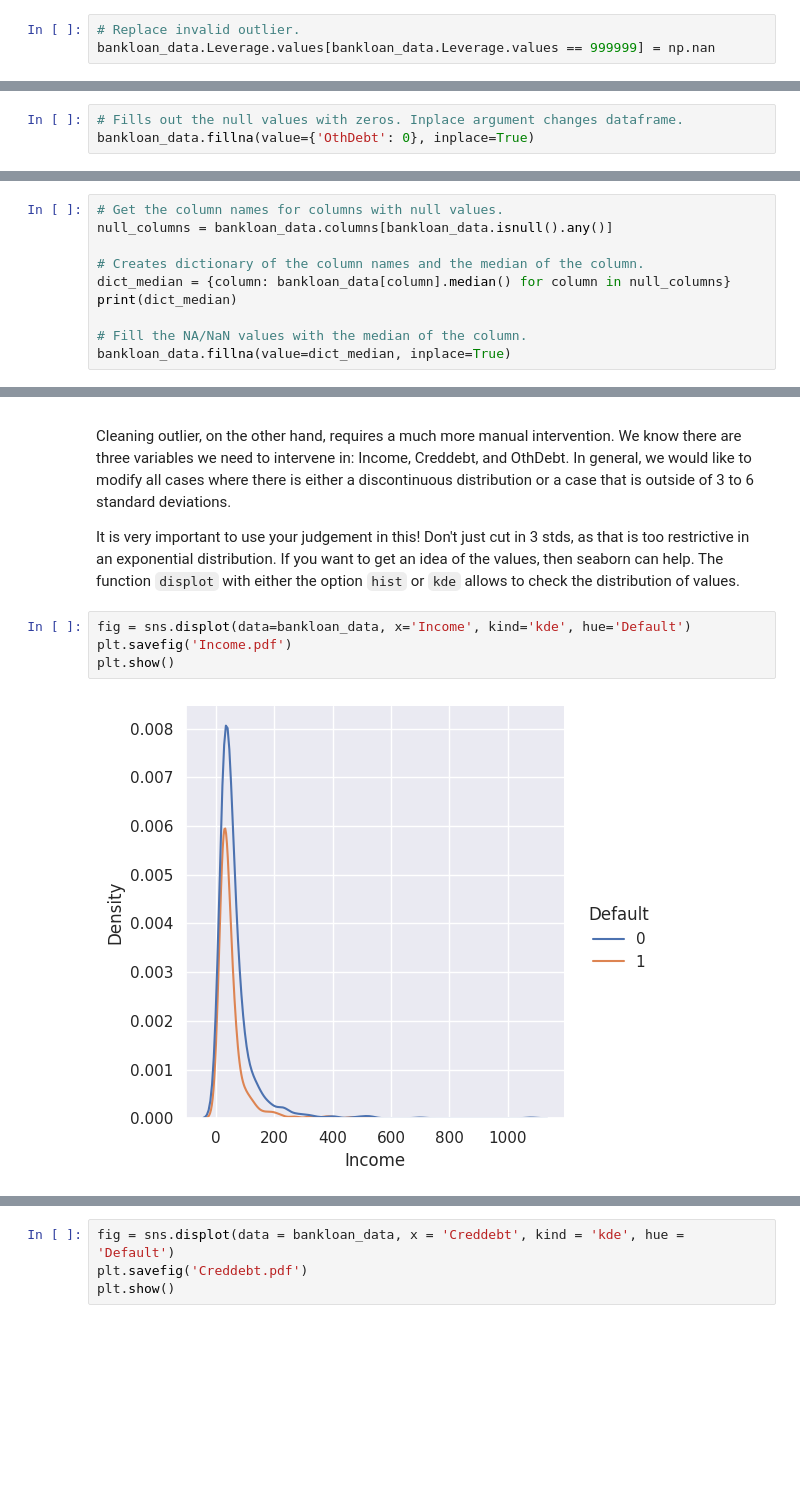
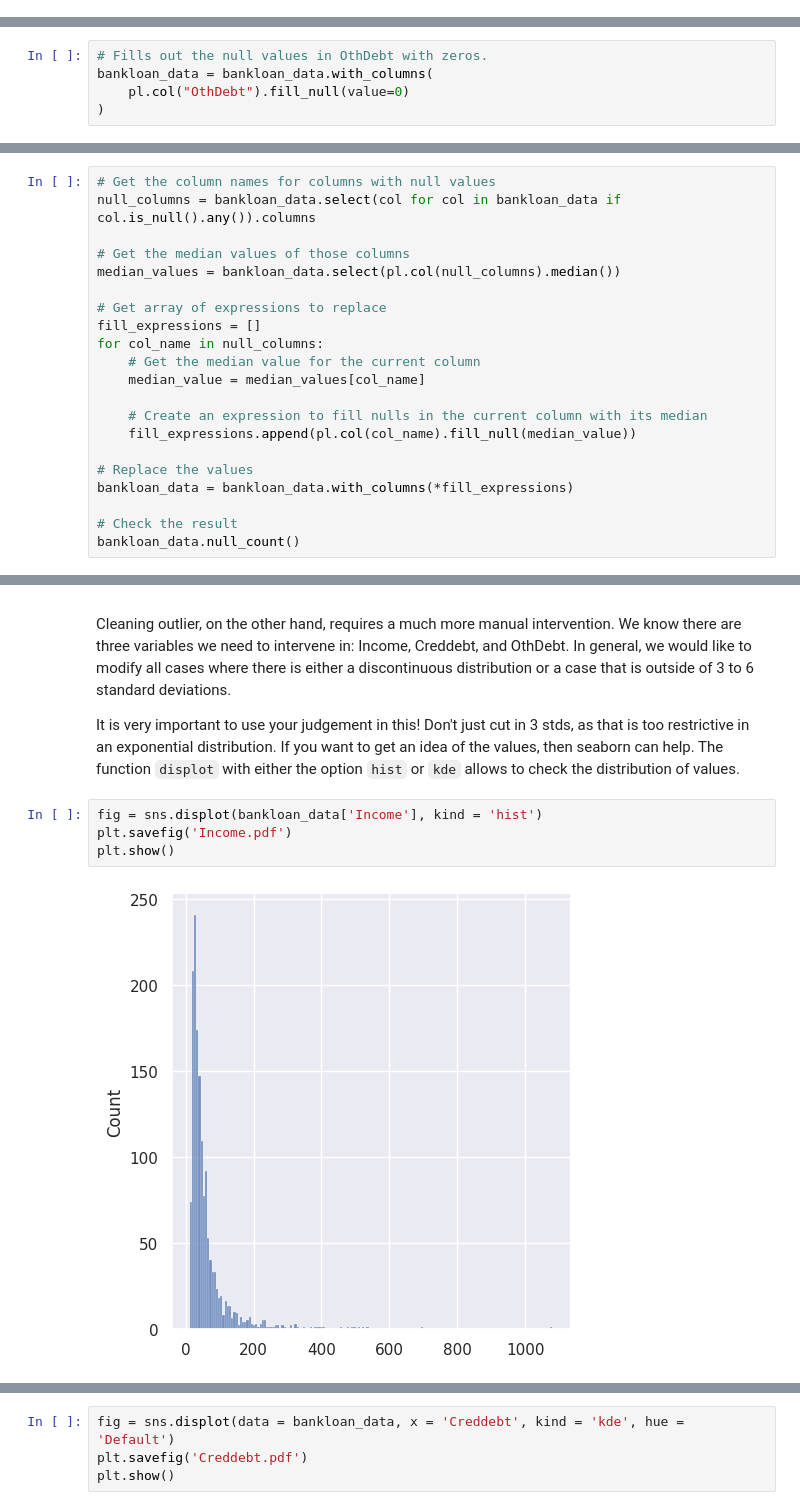
Before and after one commit to CBravoR/AdvancedAnalyticsLabs, a Jupyter notebook: notebooks/python/Lab_4_Preprocessing.ipynb, the cells around one changed output, grey strips where cells are left out. Saved outputs shown, nothing was run; the diff lists cells and outputs as text; blank space fills up the shorter version.

````diff
--- a/notebooks/python/Lab_4_Preprocessing.ipynb
+++ b/notebooks/python/Lab_4_Preprocessing.ipynb
@@ -217,6 +217,3 @@ Then, we now should fix these values as follow:
 1. Replace the leverage equal to 999999 by a null value.
 2. Replace all OthDebt nulls by 0.
 3. Replace the remaining null values by the median.
-# %%
-# Replace invalid outlier.
-bankloan_data.Leverage.values[bankloan_data.Leverage.values == 999999] = np.nan
@@ -223,5 +244,7 @@ bankloan_data.Leverage.values[bankloan_data.Leverage.values == 999999] = np.nan
 # %%
-# Fills out the null values with zeros. Inplace argument changes dataframe.
-bankloan_data.fillna(value={'OthDebt': 0}, inplace=True)
+# Fills out the null values in OthDebt with zeros.
+bankloan_data = bankloan_data.with_columns(
+    pl.col("OthDebt").fill_null(value=0)
+)
 # %%
 # Remove null case if you want
@@ -229,10 +251,0 @@ bankloan_data.fillna(value={'OthDebt': 0}, inplace=True)
-# %%
-# Get the column names for columns with null values.
-null_columns = bankloan_data.columns[bankloan_data.isnull().any()]
-
-# Creates dictionary of the column names and the median of the column.
-dict_median = {column: bankloan_data[column].median() for column in null_columns}
-print(dict_median)
-
-# Fill the NA/NaN values with the median of the column.
-bankloan_data.fillna(value=dict_median, inplace=True)
@@ -240,0 +252,21 @@ bankloan_data.fillna(value=dict_median, inplace=True)
+# %%
+# Get the column names for columns with null values
+null_columns = bankloan_data.select(col for col in bankloan_data if col.is_null().any()).columns
+
+# Get the median values of those columns
+median_values = bankloan_data.select(pl.col(null_columns).median())
+
+# Get array of expressions to replace
+fill_expressions = []
+for col_name in null_columns:
+    # Get the median value for the current column
+    median_value = median_values[col_name]
+
+    # Create an expression to fill nulls in the current column with its median
+    fill_expressions.append(pl.col(col_name).fill_null(median_value))
+
+# Replace the values
+bankloan_data = bankloan_data.with_columns(*fill_expressions)
+
+# Check the result
+bankloan_data.null_count()
@@ -259,9 +299,9 @@ Cleaning outlier, on the other hand, requires a much more manual intervention. W
 
 It is very important to use your judgement in this! Don't just cut in 3 stds, as that is too restrictive in an exponential distribution. If you want to get an idea of the values, then seaborn can help. The function ```displot``` with either the option ```hist``` or ```kde``` allows to check the distribution of values.
 # %%
-fig = sns.displot(data=bankloan_data, x='Income', kind='kde', hue='Default')
+fig = sns.displot(bankloan_data['Income'], kind = 'hist')
 plt.savefig('Income.pdf')
 plt.show()
 # %% [output]
-[figure, old version]
+[figure, new version]
 # %%
````
Also changed, not shown: parts of 59 cells of this notebook.
